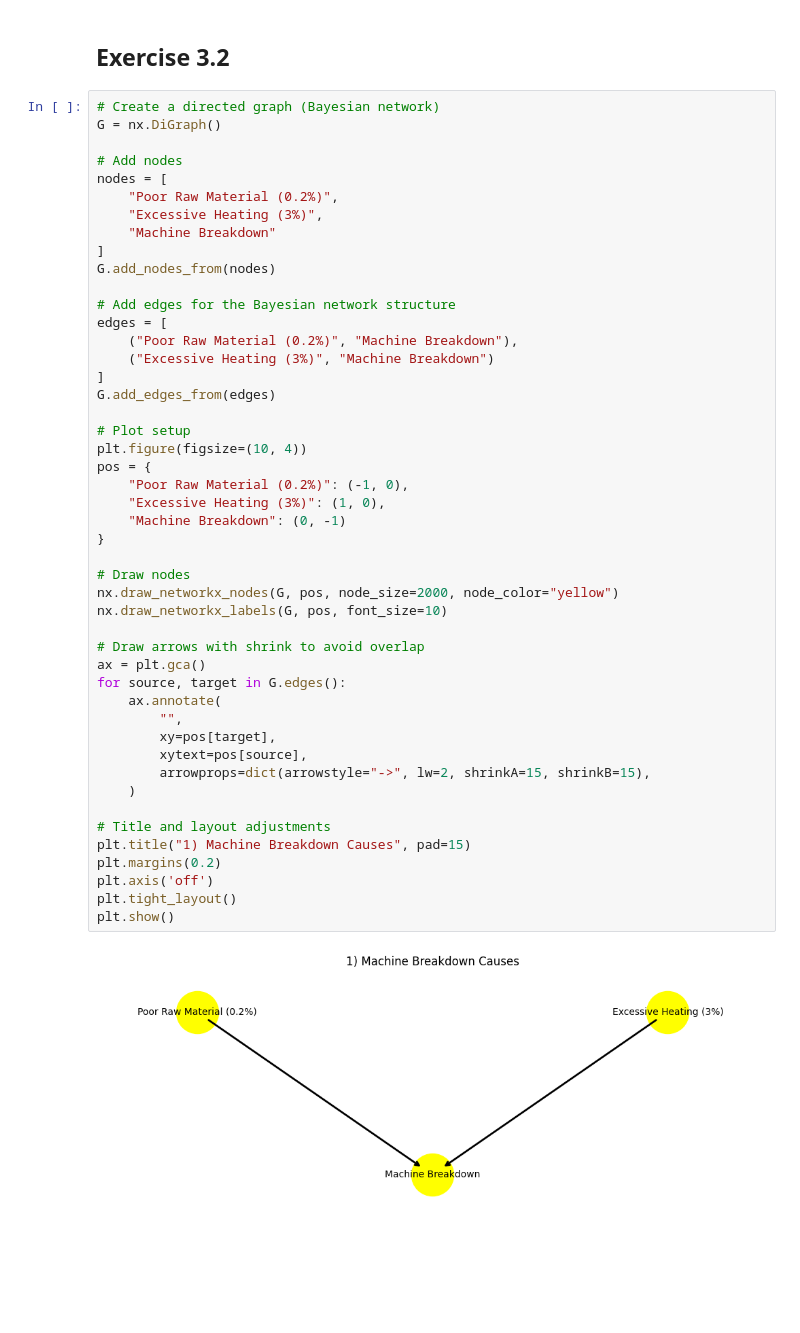
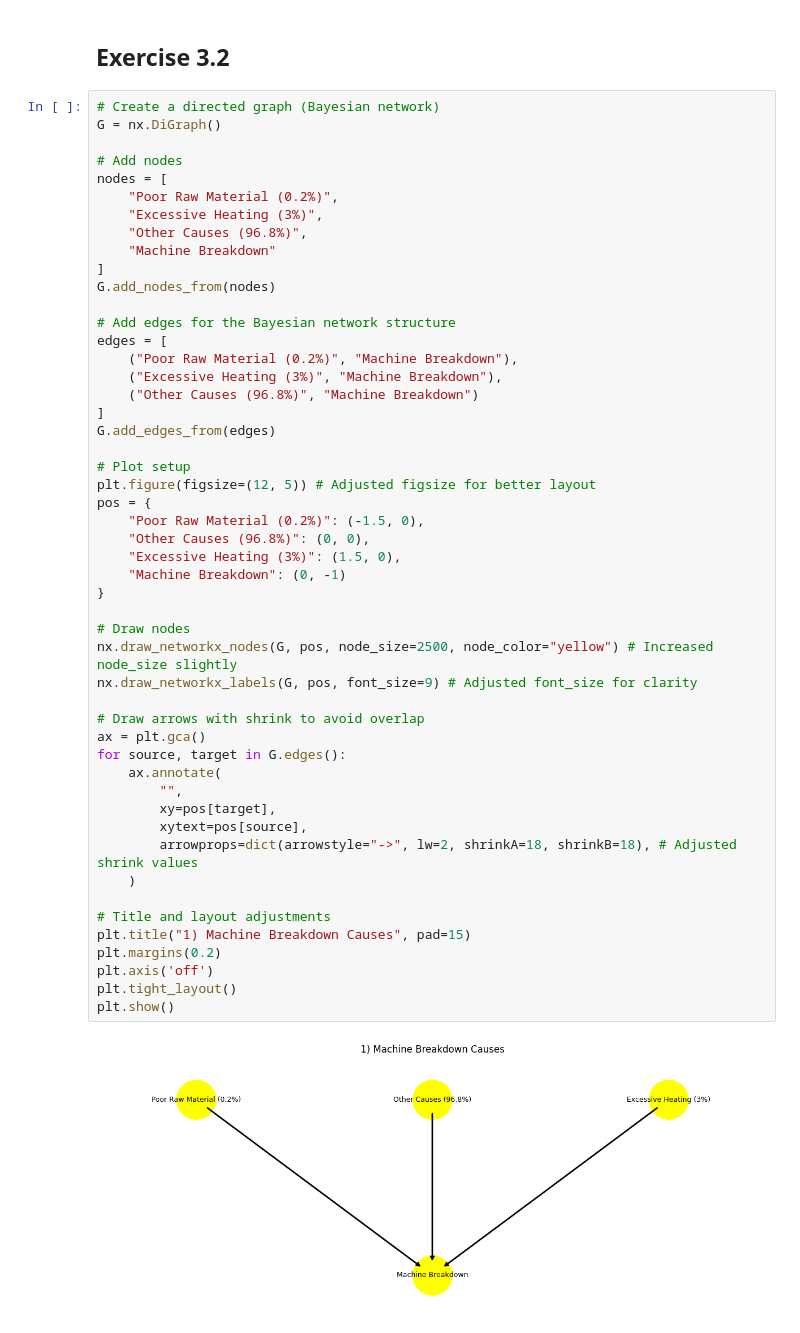
Before and after one commit to alvaro-francisco-gil/probabilistic-methods, a Jupyter notebook: exercises/03_bayesian_network_construction.ipynb, the cells around one changed output. Cells and saved outputs as stored; diff of their text form; blank space fills up the shorter version.

```diff
--- a/exercises/03_bayesian_network_construction.ipynb
+++ b/exercises/03_bayesian_network_construction.ipynb
@@ -232,44 +234,47 @@ G = nx.DiGraph()
 nodes = [
     "Poor Raw Material (0.2%)",
     "Excessive Heating (3%)",
+    "Other Causes (96.8%)",
     "Machine Breakdown"
 ]
 G.add_nodes_from(nodes)
 
 # Add edges for the Bayesian network structure
 edges = [
     ("Poor Raw Material (0.2%)", "Machine Breakdown"),
-    ("Excessive Heating (3%)", "Machine Breakdown")
+    ("Excessive Heating (3%)", "Machine Breakdown"),
+    ("Other Causes (96.8%)", "Machine Breakdown")
 ]
 G.add_edges_from(edges)
 
 # Plot setup
-plt.figure(figsize=(10, 4))
+plt.figure(figsize=(12, 5)) # Adjusted figsize for better layout
 pos = {
-    "Poor Raw Material (0.2%)": (-1, 0),
-    "Excessive Heating (3%)": (1, 0),
+    "Poor Raw Material (0.2%)": (-1.5, 0),
+    "Other Causes (96.8%)": (0, 0),
+    "Excessive Heating (3%)": (1.5, 0),
     "Machine Breakdown": (0, -1)
 }
 
 # Draw nodes
-nx.draw_networkx_nodes(G, pos, node_size=2000, node_color="yellow")
-nx.draw_networkx_labels(G, pos, font_size=10)
+nx.draw_networkx_nodes(G, pos, node_size=2500, node_color="yellow") # Increased node_size slightly
+nx.draw_networkx_labels(G, pos, font_size=9) # Adjusted font_size for clarity
 
 # Draw arrows with shrink to avoid overlap
 ax = plt.gca()
 for source, target in G.edges():
     ax.annotate(
         "",
         xy=pos[target],
         xytext=pos[source],
-        arrowprops=dict(arrowstyle="->", lw=2, shrinkA=15, shrinkB=15),
+        arrowprops=dict(arrowstyle="->", lw=2, shrinkA=18, shrinkB=18), # Adjusted shrink values
     )
 
 # Title and layout adjustments
 plt.title("1) Machine Breakdown Causes", pad=15)
 plt.margins(0.2)
 plt.axis('off')
 plt.tight_layout()
 plt.show()
 # %% [output]
-[figure, old version]
+[figure, new version]
```
Also changed, not shown: parts of 4 cells of this notebook.
